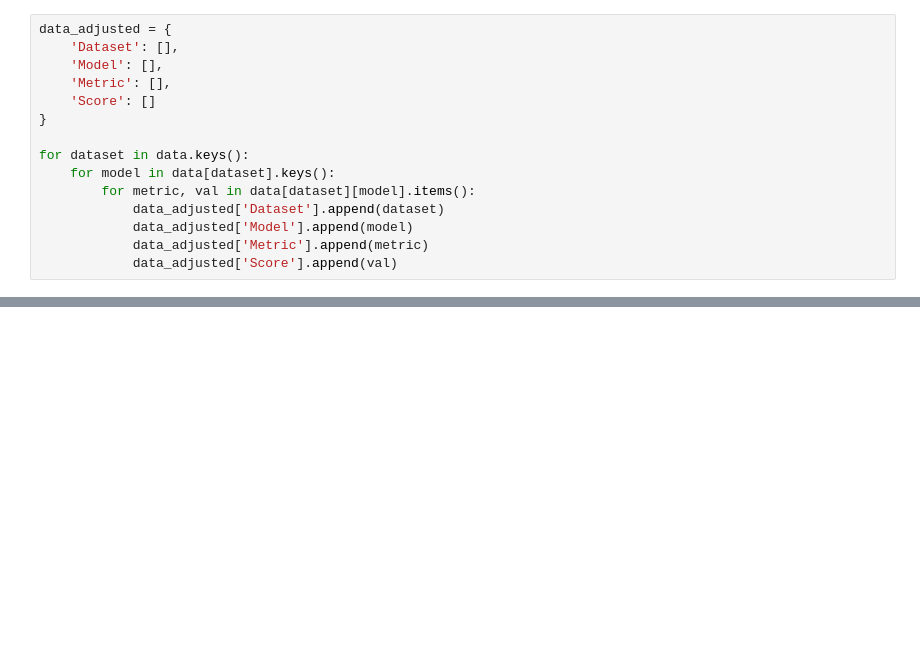
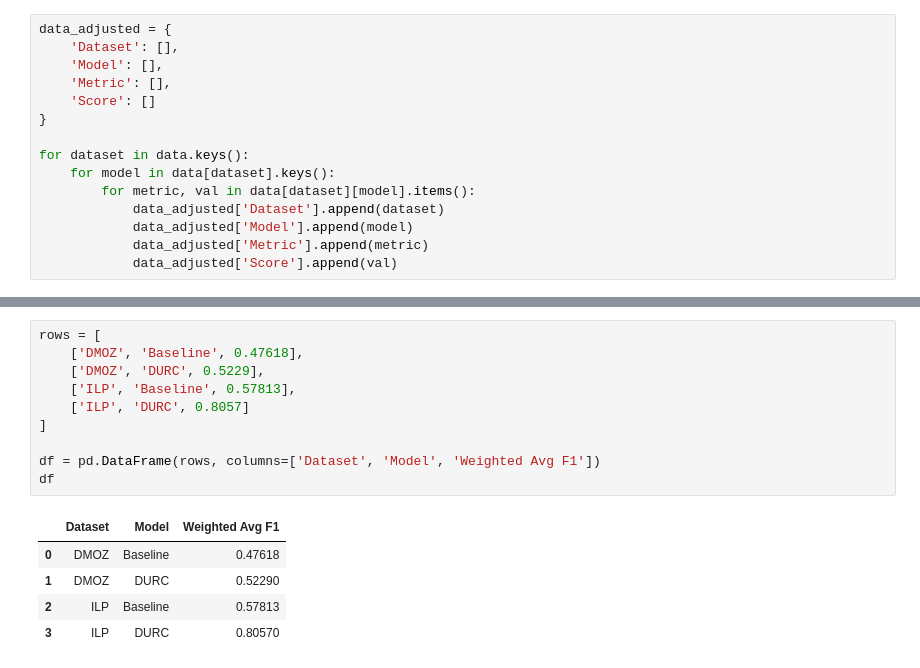
Before and after one commit to KanavSabharwal/Fast-Website-Classification-with-Robust-Phishing-Detection, a Jupyter notebook: src/baselines/plot_baselines.ipynb, the cells around one changed output, grey strips where cells are left out. Drawn from its saved outputs; the diff is of its cells as text; blank space fills up the shorter version.

```diff
--- a/src/baselines/plot_baselines.ipynb
+++ b/src/baselines/plot_baselines.ipynb
@@ -109,0 +97,16 @@ for i, dataset in enumerate(DATASETS):
+# %%
+rows = [
+    ['DMOZ', 'Baseline', 0.47618],
+    ['DMOZ', 'DURC', 0.5229],
+    ['ILP', 'Baseline', 0.57813],
+    ['ILP', 'DURC', 0.8057]
+]
+
+df = pd.DataFrame(rows, columns=['Dataset', 'Model', 'Weighted Avg F1'])
+df
+# %% [output]
+|  | Dataset | Model | Weighted Avg F1 |
+| 0 | DMOZ | Baseline | 0.47618 |
+| 1 | DMOZ | DURC | 0.52290 |
+| 2 | ILP | Baseline | 0.57813 |
+| 3 | ILP | DURC | 0.80570 |
```
Also changed, not shown: parts of 6 cells of this notebook.
